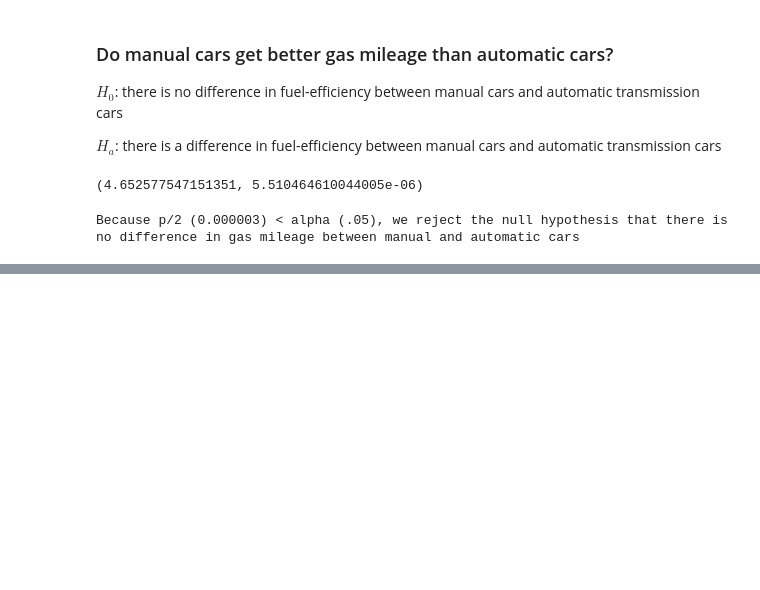
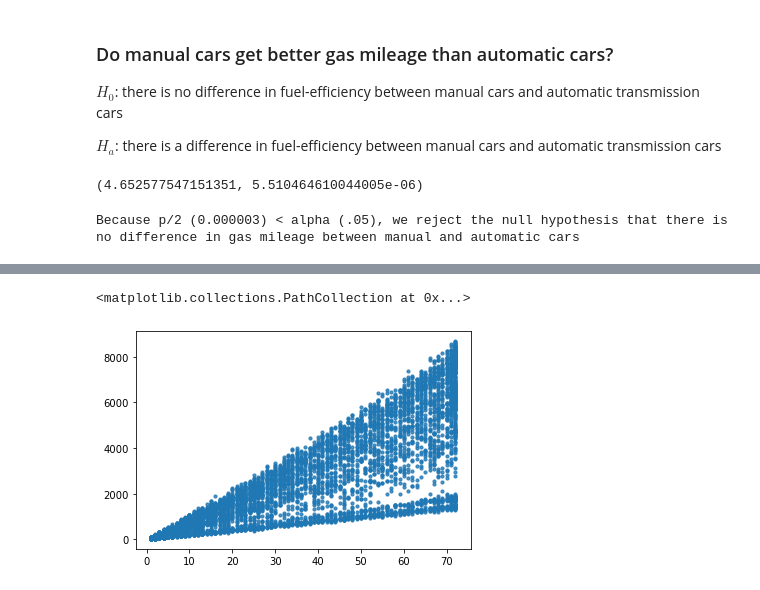
Before and after one commit to johngrinstead/statistics-exercises, a Jupyter notebook: hypothesis_testing.ipynb, the cells around one changed output, grey strips where cells are left out. Saved outputs shown, nothing was run; the diff lists cells and outputs as text; code cells hidden in the pictures; blank space fills up the shorter version.

```diff
--- a/hypothesis_testing.ipynb
+++ b/hypothesis_testing.ipynb
@@ -185,0 +219,2 @@ Because p/2 (0.000003) < alpha (.05), we reject the null hypothesis that there i
+# %%
+telco_churn=telco_churn.dropna()
@@ -185,0 +231,5 @@ Because p/2 (0.000003) < alpha (.05), we reject the null hypothesis that there i
+# %%
+plt.scatter(telco_churn.tenure,telco_churn.TotalCharges, s=10, alpha=0.8)
+# %% [output]
+<matplotlib.collections.PathCollection at 0x...>
+[figure, added]
```
Also changed, not shown: parts of 32 cells of this notebook, 2 other files.
